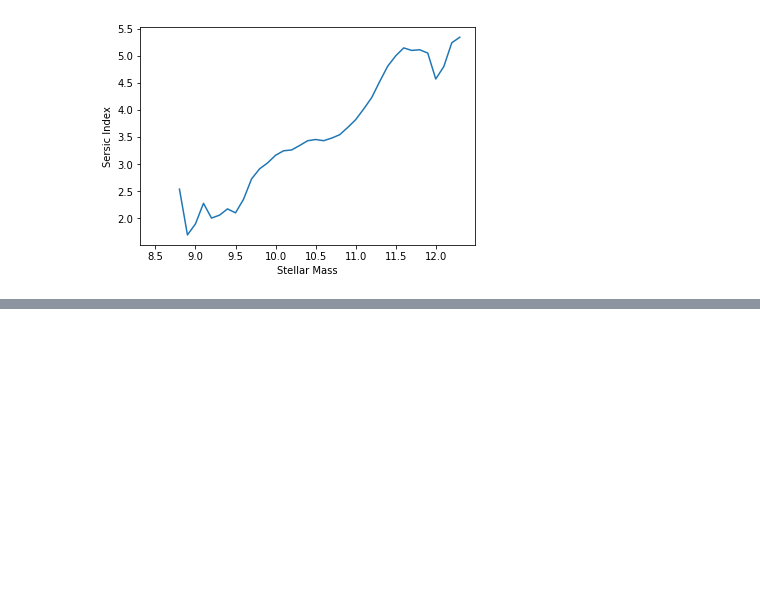
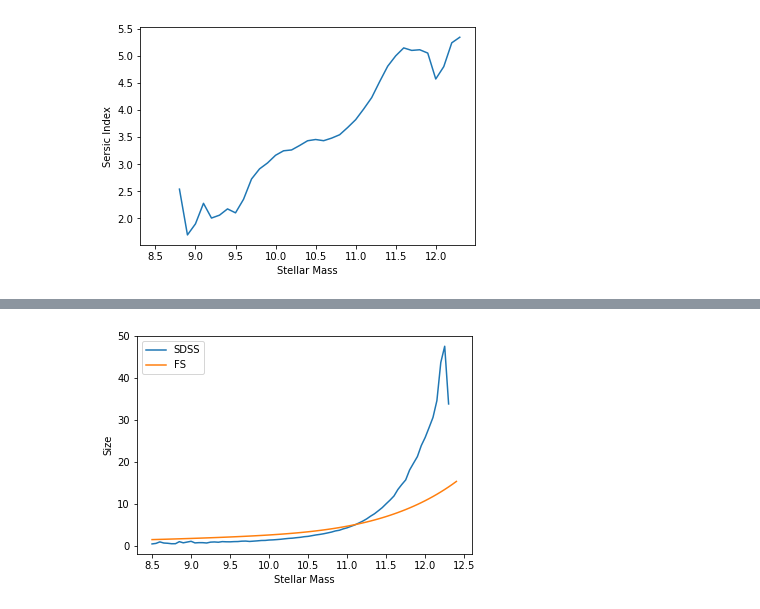
Before and after one commit to PipGrylls/STEEL, a Jupyter notebook: Scripts/Draft_Scripts/Untitled.ipynb, the cells around one changed output, grey strips where cells are left out. Cells and saved outputs as stored; diff of their text form; code cells hidden in the pictures; blank space fills up the shorter version.

```diff
--- a/Scripts/Draft_Scripts/Untitled.ipynb
+++ b/Scripts/Draft_Scripts/Untitled.ipynb
@@ -119,0 +99,25 @@ plt.show()
+# %%
+def FS_Size_0(M):
+    return 0.1 * ((10**M)**0.14) * (1 + (10**M)/(3.98e10))**(0.39 - 0.14)
+# %%
+# Bin for radius
+
+bins = np.arange(8.5, 12.5, 0.05)
+
+array, edges, numbers = stats.binned_statistic(StellarMass, VMax*Sizes, statistic = 'sum', bins = bins)
+den = stats.binned_statistic(StellarMass, VMax, statistic = 'sum', bins = bins)[0]
+
+array = array/den
+# %%
+plt.figure()
+plt.plot(bins[0:-1], array, label = 'SDSS')
+plt.plot(bins[0:-1], FS_Size_0(bins[0:-1]), label = 'FS')
+plt.xlabel('Stellar Mass')
+plt.ylabel('Size')
+plt.legend()
+
+#plt.fill_between(bins[0:-1], array-dev, array+dev, alpha=0.2)
+
+plt.show()
+# %% [output]
+[figure, added]
```
Also changed, not shown: parts of 7 cells of this notebook, 7 other files.
